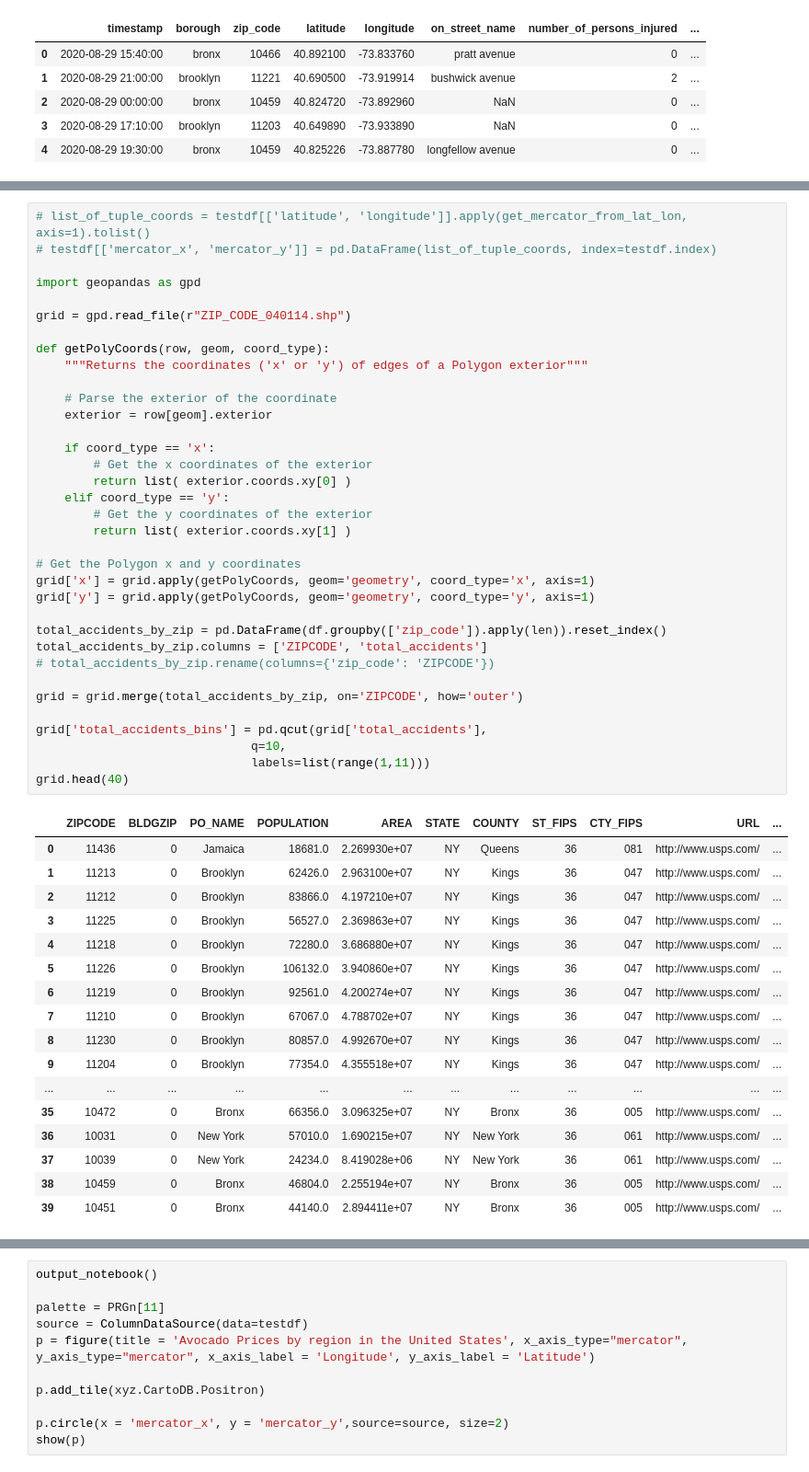
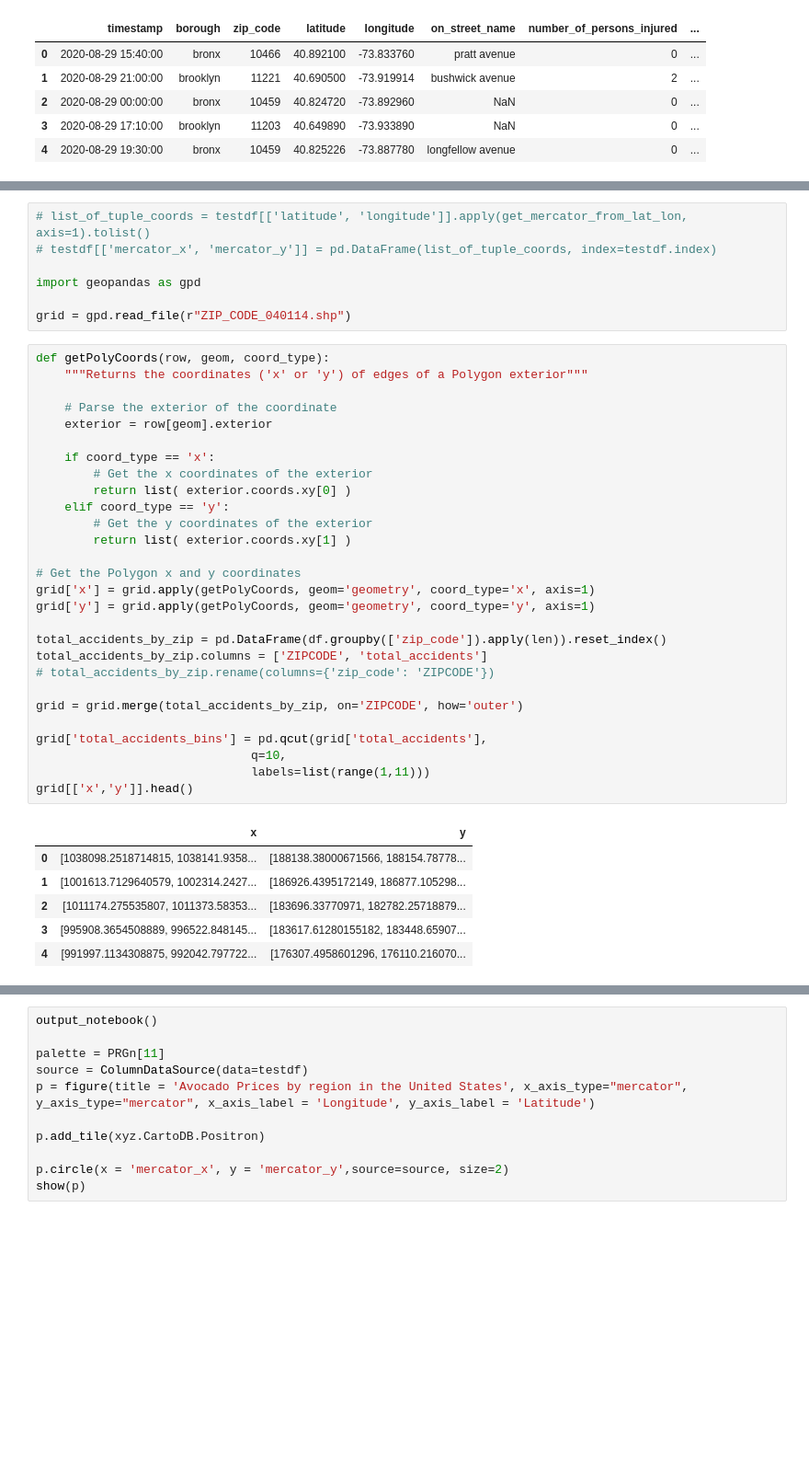
Before and after one commit to mtichikawa/portfolio, a Jupyter notebook: nyc_traffic_data_interactive_graphics.ipynb, the cells around one changed output, grey strips where cells are left out. Shown at 92% size. Saved outputs shown, nothing was run; the diff lists cells and outputs as text; blank space fills up the shorter version.

```diff
--- a/nyc_traffic_data_interactive_graphics.ipynb
+++ b/nyc_traffic_data_interactive_graphics.ipynb
@@ -62,56 +69,45 @@ testdf.insert(len(testdf.columns), 'mercator_y', mercator_y)
+# %%
+# list_of_tuple_coords = testdf[['latitude', 'longitude']].apply(get_mercator_from_lat_lon, axis=1).tolist()
+# testdf[['mercator_x', 'mercator_y']] = pd.DataFrame(list_of_tuple_coords, index=testdf.index)
+
+import geopandas as gpd
+
+grid = gpd.read_file(r"ZIP_CODE_040114.shp")
 # %%
-# list_of_tuple_coords = testdf[['latitude', 'longitude']].apply(get_mercator_from_lat_lon, axis=1).tolist()
-# testdf[['mercator_x', 'mercator_y']] = pd.DataFrame(list_of_tuple_coords, index=testdf.index)
-
-import geopandas as gpd
-
-grid = gpd.read_file(r"ZIP_CODE_040114.shp")
-
 def getPolyCoords(row, geom, coord_type):
     """Returns the coordinates ('x' or 'y') of edges of a Polygon exterior"""
 
     # Parse the exterior of the coordinate
     exterior = row[geom].exterior
 
     if coord_type == 'x':
         # Get the x coordinates of the exterior
         return list( exterior.coords.xy[0] )
     elif coord_type == 'y':
         # Get the y coordinates of the exterior
         return list( exterior.coords.xy[1] )
 
 # Get the Polygon x and y coordinates
 grid['x'] = grid.apply(getPolyCoords, geom='geometry', coord_type='x', axis=1)
 grid['y'] = grid.apply(getPolyCoords, geom='geometry', coord_type='y', axis=1)
 
 total_accidents_by_zip = pd.DataFrame(df.groupby(['zip_code']).apply(len)).reset_index()
 total_accidents_by_zip.columns = ['ZIPCODE', 'total_accidents']
 # total_accidents_by_zip.rename(columns={'zip_code': 'ZIPCODE'})
 
 grid = grid.merge(total_accidents_by_zip, on='ZIPCODE', how='outer')
 
 grid['total_accidents_bins'] = pd.qcut(grid['total_accidents'],
                               q=10,
                               labels=list(range(1,11)))
-grid.head(40)
+grid[['x','y']].head()
 # %% [output]
-|  | ZIPCODE | BLDGZIP | PO_NAME | POPULATION | AREA | STATE | COUNTY | ST_FIPS | CTY_FIPS | URL | ... |
-| 0 | 11436 | 0 | Jamaica | 18681.0 | 2.269930e+07 | NY | Queens | 36 | 081 | http://www.usps.com/ | ... |
-| 1 | 11213 | 0 | Brooklyn | 62426.0 | 2.963100e+07 | NY | Kings | 36 | 047 | http://www.usps.com/ | ... |
-| 2 | 11212 | 0 | Brooklyn | 83866.0 | 4.197210e+07 | NY | Kings | 36 | 047 | http://www.usps.com/ | ... |
-| 3 | 11225 | 0 | Brooklyn | 56527.0 | 2.369863e+07 | NY | Kings | 36 | 047 | http://www.usps.com/ | ... |
-| 4 | 11218 | 0 | Brooklyn | 72280.0 | 3.686880e+07 | NY | Kings | 36 | 047 | http://www.usps.com/ | ... |
-| 5 | 11226 | 0 | Brooklyn | 106132.0 | 3.940860e+07 | NY | Kings | 36 | 047 | http://www.usps.com/ | ... |
-| 6 | 11219 | 0 | Brooklyn | 92561.0 | 4.200274e+07 | NY | Kings | 36 | 047 | http://www.usps.com/ | ... |
-| 7 | 11210 | 0 | Brooklyn | 67067.0 | 4.788702e+07 | NY | Kings | 36 | 047 | http://www.usps.com/ | ... |
-| 8 | 11230 | 0 | Brooklyn | 80857.0 | 4.992670e+07 | NY | Kings | 36 | 047 | http://www.usps.com/ | ... |
-| 9 | 11204 | 0 | Brooklyn | 77354.0 | 4.355518e+07 | NY | Kings | 36 | 047 | http://www.usps.com/ | ... |
-| ... | ... | ... | ... | ... | ... | ... | ... | ... | ... | ... | ... |
-| 35 | 10472 | 0 | Bronx | 66356.0 | 3.096325e+07 | NY | Bronx | 36 | 005 | http://www.usps.com/ | ... |
-| 36 | 10031 | 0 | New York | 57010.0 | 1.690215e+07 | NY | New York | 36 | 061 | http://www.usps.com/ | ... |
-| 37 | 10039 | 0 | New York | 24234.0 | 8.419028e+06 | NY | New York | 36 | 061 | http://www.usps.com/ | ... |
-| 38 | 10459 | 0 | Bronx | 46804.0 | 2.255194e+07 | NY | Bronx | 36 | 005 | http://www.usps.com/ | ... |
-| 39 | 10451 | 0 | Bronx | 44140.0 | 2.894411e+07 | NY | Bronx | 36 | 005 | http://www.usps.com/ | ... |
+|  | x | y |
+| 0 | [1038098.2518714815, 1038141.9358... | [188138.38000671566, 188154.78778... |
+| 1 | [1001613.7129640579, 1002314.2427... | [186926.4395172149, 186877.105298... |
+| 2 | [1011174.275535807, 1011373.58353... | [183696.33770971, 182782.25718879... |
+| 3 | [995908.3654508889, 996522.848145... | [183617.61280155182, 183448.65907... |
+| 4 | [991997.1134308875, 992042.797722... | [176307.4958601296, 176110.216070... |
 # %%
 g_df = grid.drop('geometry', axis=1).copy()
 gsource = ColumnDataSource(g_df)
```
Also changed, not shown: parts of 3 cells of this notebook, 1 other file.
